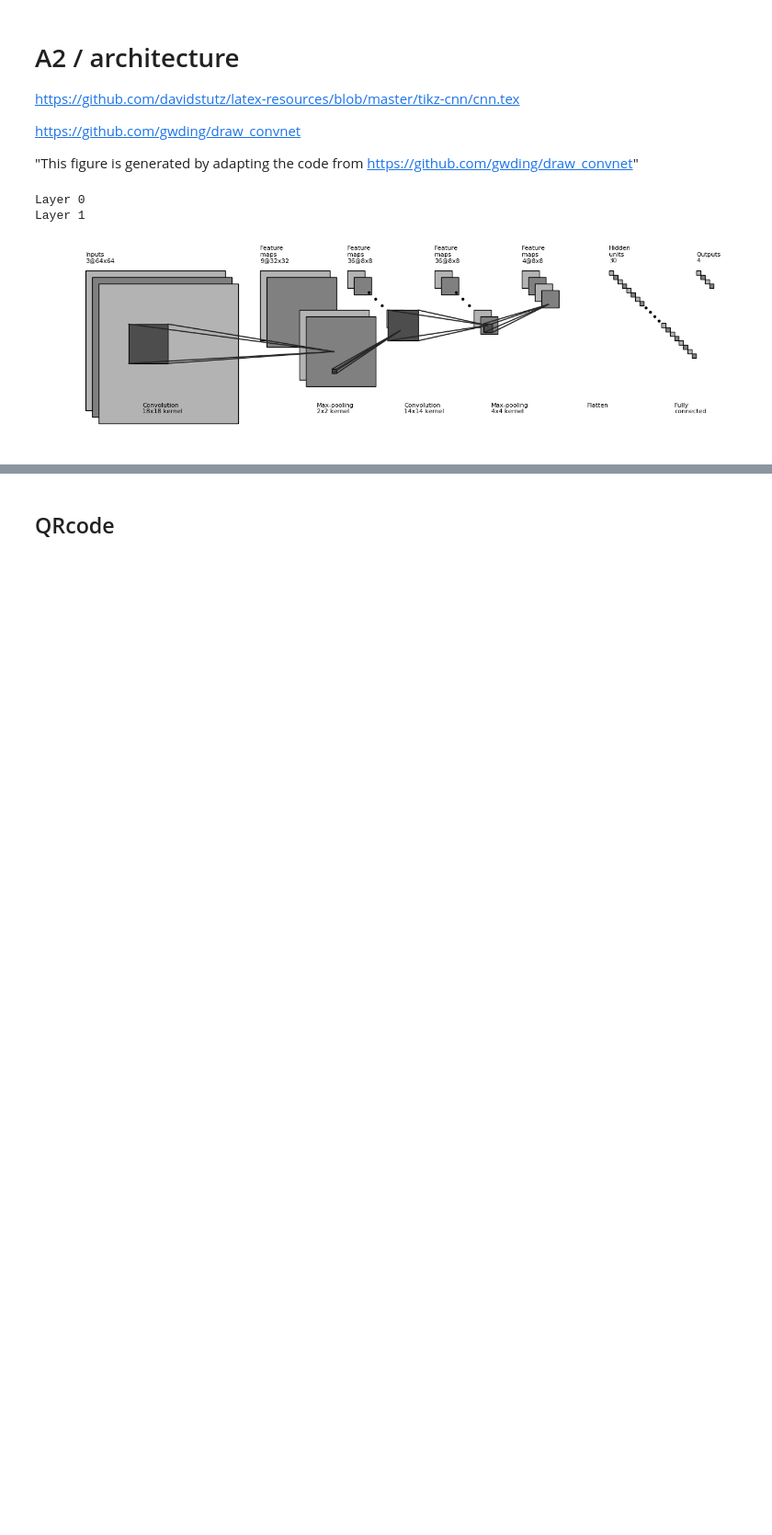
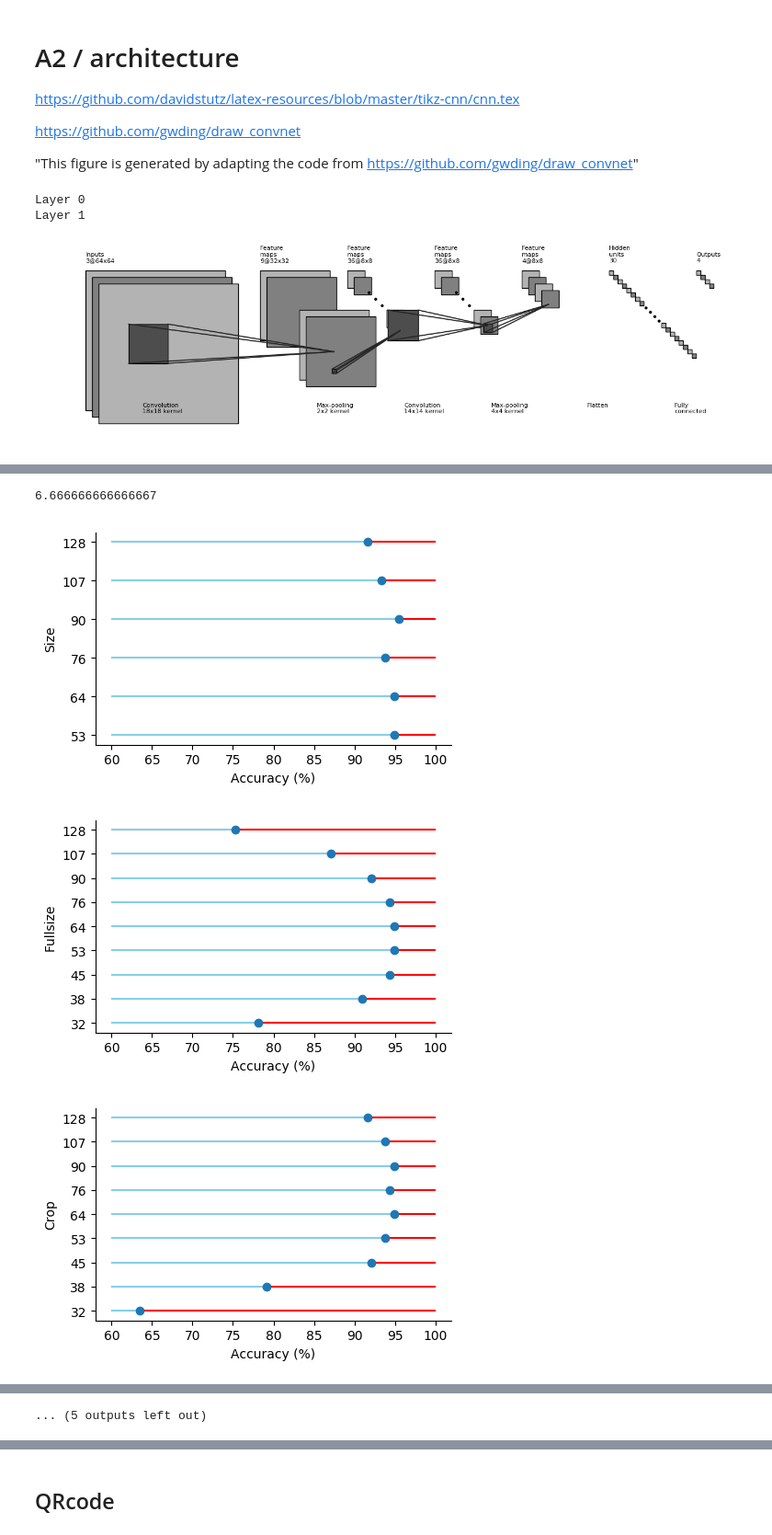
Before and after one commit to laurentperrinet/Perrinet18gdr, a Jupyter notebook: figures/Perrinet18gdr.ipynb, the cells around one changed output, grey strips where cells are left out. Shown at 92% size. Drawn from its saved outputs; the diff is of its cells as text; code cells hidden in the pictures; blank space fills up the shorter version.

```diff
--- a/figures/Perrinet18gdr.ipynb
+++ b/figures/Perrinet18gdr.ipynb
@@ -302,0 +539,39 @@ Layer 1
+# %%
+100/15
+# %% [output]
+6.666666666666667
+# %%
+tex = ''
+for parameter in results:
+    #print('--->',  parameter,  results[result])
+    fig, ax = plt.subplots(figsize=(5, 3))
+    #results[parameter]['accuracy'], results[parameter]['value'] = np.array(results[parameter]['accuracy']), np.array(results[parameter]['value'])
+    ax.plot(results[parameter]['accuracy'], results[parameter]['value'], "o")
+    ax.hlines(y=results[parameter]['value'], xmin=results[parameter]['accuracy'], xmax=100, color='red')
+    ax.hlines(y=results[parameter]['value'], xmin=60, xmax=results[parameter]['accuracy'], color='skyblue')
+
+    plt.ylabel(parameter.capitalize())
+    #print( results[parameter]['value'] )
+    #print( np.min([np.float(k) for k in results[parameter]['value']]))
+    #ax.vlines(100, np.min(results[parameter]['value']), np.max(results[parameter]['value']), 'k', label='max')
+    plt.xlabel('Accuracy (%)')
+    # Only draw spine between the y-ticks
+    #ax.spines['left'].set_bounds(-1, 1)
+    # Hide the right and top spines
+    ax.spines['right'].set_visible(False)
+    ax.spines['top'].set_visible(False)
+    # Only show ticks on the left and bottom spines
+    ax.yaxis.set_ticks_position('left')
+    ax.xaxis.set_ticks_position('bottom')
+    plt.show()
+    fig_dir = './'
+    fig_ext = '.pdf'
+    fname = 'accuracy_' + parameter + fig_ext
+    tex += "\includegraphics[width=.05\linewidth]{"+ fname + "} \n"
+    fig.savefig(os.path.join(fig_dir, fname),
+            bbox_inches='tight', pad_inches=0)
+print(tex)
+# %% [output]
+[figure, added]
+[figure, added]
+[figure, added]
@@ -302,0 +587 @@ Layer 1
+... (5 outputs left out)
```
Also changed, not shown: parts of 6 cells of this notebook, 16 other files.
